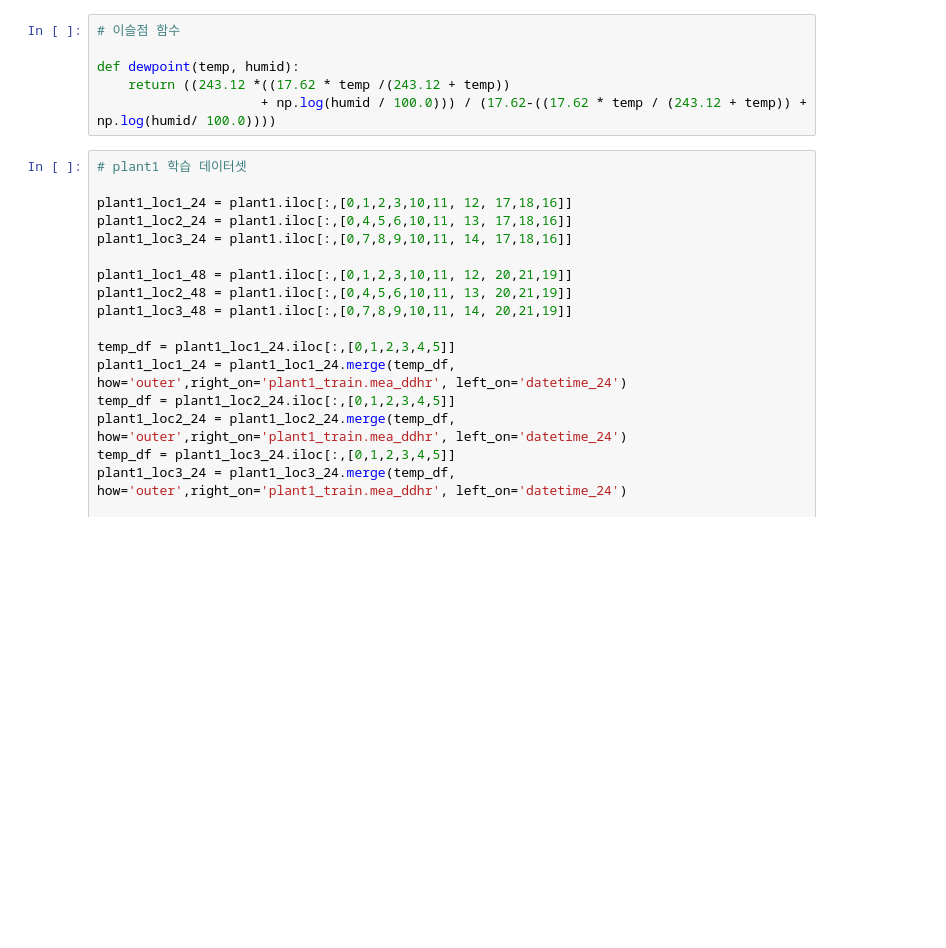
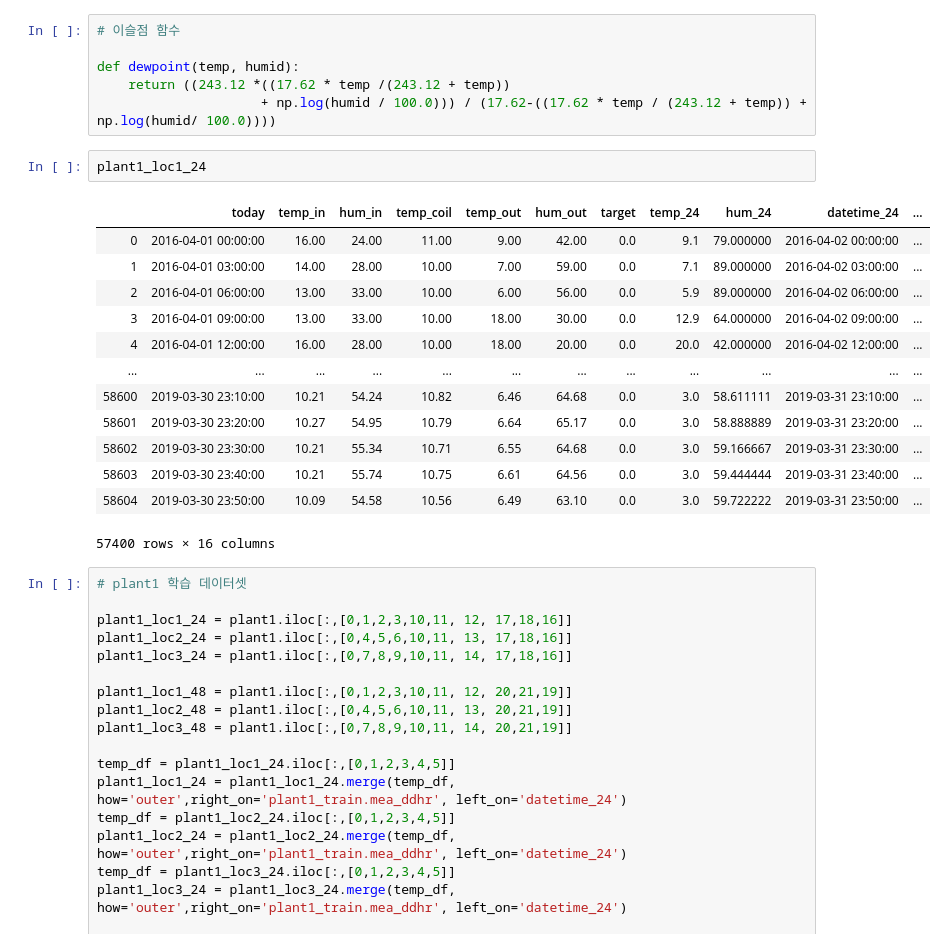
Before and after one commit to gw1303/weater_contest, a Jupyter notebook: main.ipynb, the cells around one changed output. Cells and saved outputs as stored; diff of their text form; blank space fills up the shorter version.

```diff
--- a/main.ipynb
+++ b/main.ipynb
@@ -64,6 +64,22 @@ Name: plant1_train.cond_loc3, dtype: int64
 def dewpoint(temp, humid):
     return ((243.12 *((17.62 * temp /(243.12 + temp))
                      + np.log(humid / 100.0))) / (17.62-((17.62 * temp / (243.12 + temp)) + np.log(humid/ 100.0))))
+# %%
+plant1_loc1_24
+# %% [output]
+|  | today | temp_in | hum_in | temp_coil | temp_out | hum_out | target | temp_24 | hum_24 | datetime_24 | ... |
+| 0 | 2016-04-01 00:00:00 | 16.00 | 24.00 | 11.00 | 9.00 | 42.00 | 0.0 | 9.1 | 79.000000 | 2016-04-02 00:00:00 | ... |
+| 1 | 2016-04-01 03:00:00 | 14.00 | 28.00 | 10.00 | 7.00 | 59.00 | 0.0 | 7.1 | 89.000000 | 2016-04-02 03:00:00 | ... |
+| 2 | 2016-04-01 06:00:00 | 13.00 | 33.00 | 10.00 | 6.00 | 56.00 | 0.0 | 5.9 | 89.000000 | 2016-04-02 06:00:00 | ... |
+| 3 | 2016-04-01 09:00:00 | 13.00 | 33.00 | 10.00 | 18.00 | 30.00 | 0.0 | 12.9 | 64.000000 | 2016-04-02 09:00:00 | ... |
+| 4 | 2016-04-01 12:00:00 | 16.00 | 28.00 | 10.00 | 18.00 | 20.00 | 0.0 | 20.0 | 42.000000 | 2016-04-02 12:00:00 | ... |
+| ... | ... | ... | ... | ... | ... | ... | ... | ... | ... | ... | ... |
+| 58600 | 2019-03-30 23:10:00 | 10.21 | 54.24 | 10.82 | 6.46 | 64.68 | 0.0 | 3.0 | 58.611111 | 2019-03-31 23:10:00 | ... |
+| 58601 | 2019-03-30 23:20:00 | 10.27 | 54.95 | 10.79 | 6.64 | 65.17 | 0.0 | 3.0 | 58.888889 | 2019-03-31 23:20:00 | ... |
+| 58602 | 2019-03-30 23:30:00 | 10.21 | 55.34 | 10.71 | 6.55 | 64.68 | 0.0 | 3.0 | 59.166667 | 2019-03-31 23:30:00 | ... |
+| 58603 | 2019-03-30 23:40:00 | 10.21 | 55.74 | 10.75 | 6.61 | 64.56 | 0.0 | 3.0 | 59.444444 | 2019-03-31 23:40:00 | ... |
+| 58604 | 2019-03-30 23:50:00 | 10.09 | 54.58 | 10.56 | 6.49 | 63.10 | 0.0 | 3.0 | 59.722222 | 2019-03-31 23:50:00 | ... |
+57400 rows × 16 columns
 # %%
 # plant1 학습 데이터셋
 
```
Also changed, not shown: parts of 31 cells of this notebook, 1 other file.
